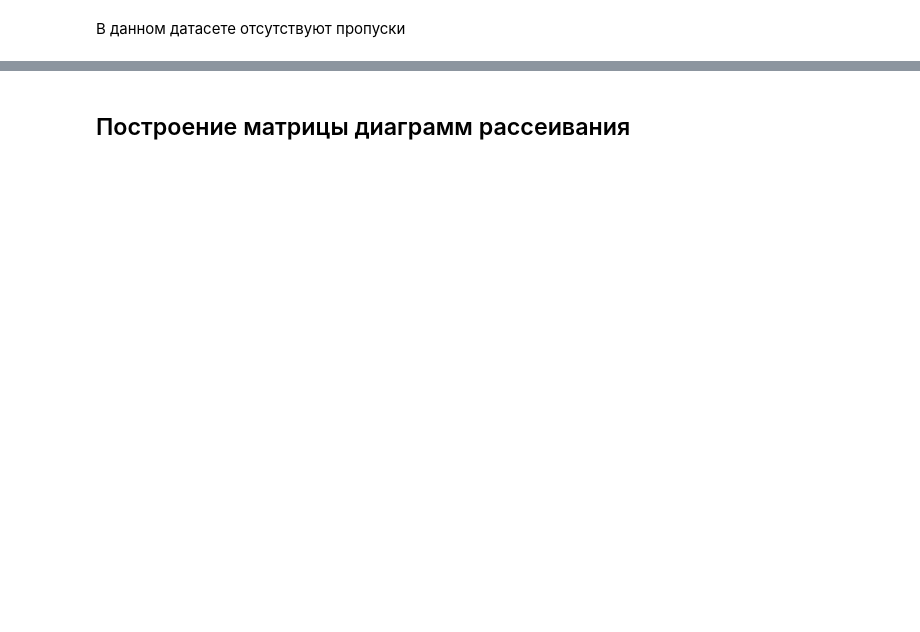
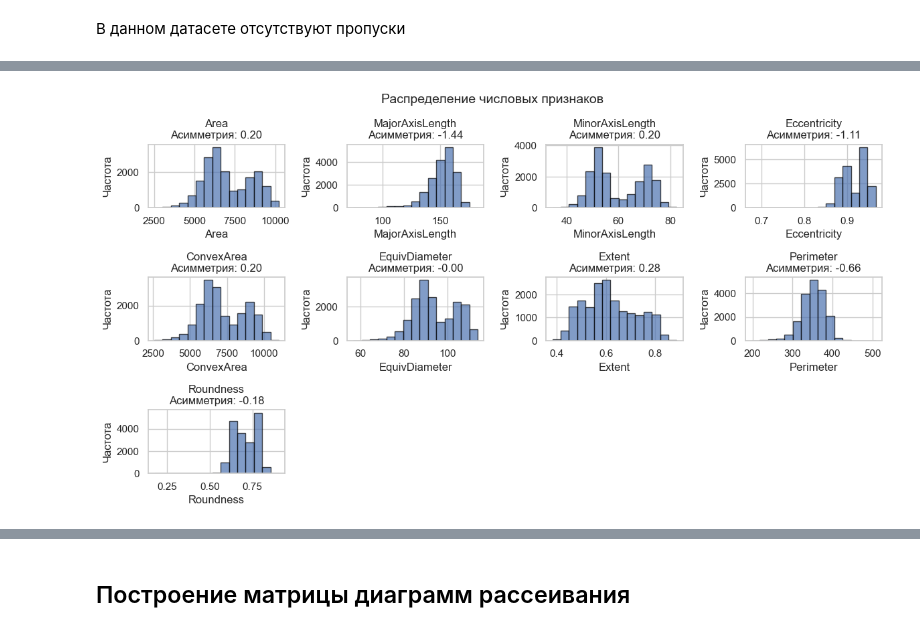
Before and after one commit to anlu4k/LAB4, a Jupyter notebook: lab4.ipynb, the cells around one changed output, grey strips where cells are left out. Drawn from its saved outputs; the diff is of its cells as text; code cells hidden in the pictures; blank space fills up the shorter version.

```diff
--- a/lab4.ipynb
+++ b/lab4.ipynb
@@ -130,9 +138,0 @@ dtype: int64
-# %%
-df.drop('Quality', axis=1, inplace=True)
-plt.figure(figsize=(20, 15))
-for i, col in enumerate(df.columns):
-    plt.subplot(5, 4, i+1)
-    sns.histplot(df[col], kde=True)
-    plt.title(col)
-plt.tight_layout()
-plt.show()
@@ -181,10 +138,0 @@ Acidity (Кислотность)
-# %%
-# Анализ выбросов
-print("\nАнализ выбросов:")
-Q1 = df.quantile(0.25)
-Q3 = df.quantile(0.75)
-IQR = Q3 - Q1
-outliers = ((df < (Q1 - 1.5 * IQR)) | (df > (Q3 + 1.5 * IQR))).sum()
-
-for col in df.columns:
-    print(f"   - {col}: {outliers[col]} выбросов ({outliers[col]/len(df)*100:.1f}%)")
@@ -249,0 +139,68 @@ print(f"Используемые признаки: {informative_features}")
+# %%
+from scipy.stats import skew, kurtosis, normaltest
+import math
+numeric_cols = df.select_dtypes(include=[np.number]).columns.tolist()
+
+normality_data = {'Признак': [], 'Асимметрия': [], 'Эксцесс': []}
+for col in numeric_cols:
+    normality_data['Признак'].append(col)
+    normality_data['Асимметрия'].append(skew(df[col].dropna()))
+    normality_data['Эксцесс'].append(kurtosis(df[col].dropna()))
+
+normality_summary = pd.DataFrame(normality_data)
+print("\nСводные статистики нормальности:")
+print(normality_summary)
+
+print("\n" + "-"*50)
+print("Тест на нормальность (D'Agostino-Pearson):")
+print("-"*50)
+
+for col in numeric_cols:
+    stat, p = normaltest(df[col].dropna())
+    print(f"\n{col}:")
+    print(f"  Статистика теста: {stat:.4f}")
+    print(f"  p-значение: {p:.4f}")
+    if p > 0.05:
+        print(f"  → распределение близко к нормальному (p > 0.05)")
+    else:
+        print(f"  → распределение ОТЛИЧАЕТСЯ от нормального (p ≤ 0.05)")
+
+count_of_bins = int(1 + 3.322 * math.log10(df.shape[0]))
+plt.figure(figsize=(12, 8))
+for i, col in enumerate(numeric_cols):
+    plt.subplot(4, 4, i+1)
+    df[col].hist(bins=count_of_bins, edgecolor="black", alpha=0.7)
+    plt.title(f"{col}\nАсимметрия: {skew(df[col]):.2f}")
+    plt.xlabel(col)
+    plt.ylabel('Частота')
+plt.suptitle("Распределение числовых признаков", fontsize=14)
+plt.tight_layout()
+plt.show()
+
+print("Корреляционный анализ признаков:\n")
+
+correlation_matrix = df.corr()
+
+plt.figure(figsize=(10, 8))
+sns.heatmap(correlation_matrix, annot=True, cmap='coolwarm', center=0,
+            square=True, fmt='.2f', annot_kws={'size': 9})
+plt.title('Матрица корреляций физических свойств бананов', fontsize=14)
+plt.tight_layout()
+plt.show()
+
+print("\nЗначительные корреляции (|r| > 0.9):")
+strong_correlations = []
+for i in range(len(correlation_matrix.columns)):
+    for j in range(i+1, len(correlation_matrix.columns)):
+        corr_val = correlation_matrix.iloc[i, j]
+        if abs(corr_val) > 0.9:
+            col1 = correlation_matrix.columns[i]
+            col2 = correlation_matrix.columns[j]
+            strong_correlations.append((col1, col2, corr_val))
+
+if strong_correlations:
+    for col1, col2, corr in strong_correlations:
+        print(f"   - {col1} - {col2}: {corr:.3f}")
+else:
+    print("   - Сильных корреляций (> 0.9) не обнаружено")
+# %% [output]
@@ -249,0 +224 @@ print(f"Используемые признаки: {informative_features}")
+[figure, added]
```
Also changed, not shown: parts of 63 cells of this notebook, 3 other files.
